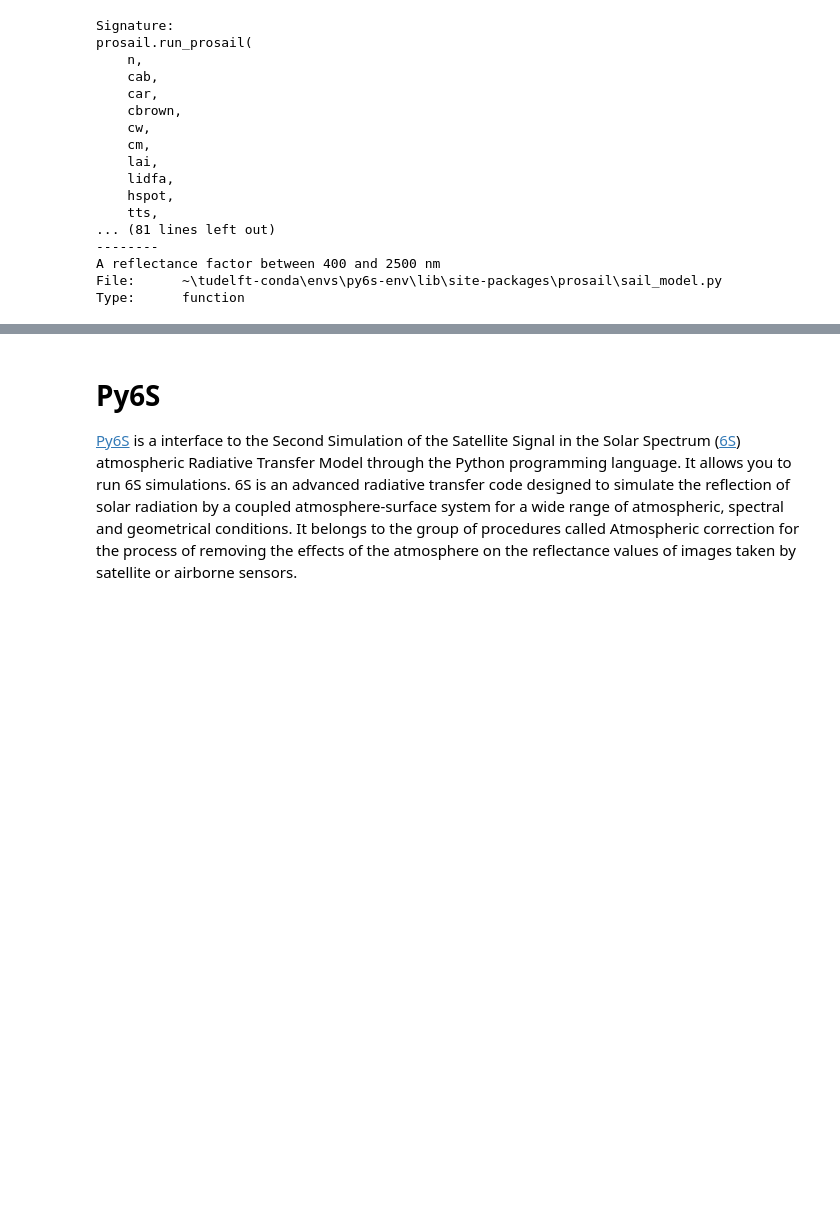
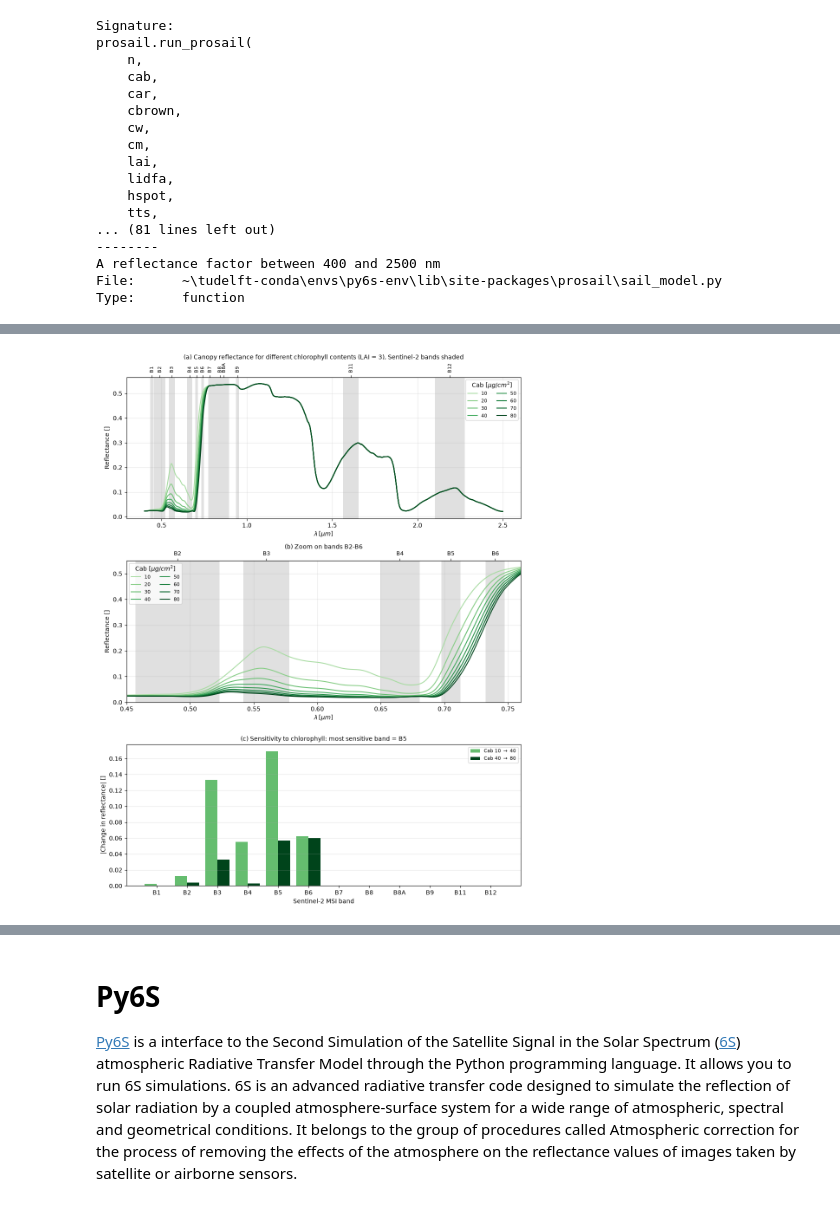
Before and after one commit to doddolisergio/Synthesis-assignment-1, a Jupyter notebook: Radiative_Transfer_Modelling_with_Prosail_py6S.ipynb, the cells around one changed output, grey strips where cells are left out. Drawn from its saved outputs; the diff is of its cells as text; code cells hidden in the pictures; blank space fills up the shorter version.

```diff
--- a/Radiative_Transfer_Modelling_with_Prosail_py6S.ipynb
+++ b/Radiative_Transfer_Modelling_with_Prosail_py6S.ipynb
@@ -161,0 +175,99 @@ Type:      function
+# %%
+# Q1: how does leaf chlorophyll content (Cab) change the canopy reflectance,
+# and which Sentinel-2 MSI band is most sensitive to it?
+
+# ---- 1. Simulate canopy spectra for different chlorophyll contents ----
+cabs = np.arange(10, 90, 10)          # Cab values to test: 10, 20, ..., 80 ug/cm2
+wls_prosail = np.arange(400, 2501)    # PROSAIL wavelengths: 400-2500 nm, 1 nm steps
+
+# rr_vs_cab: table of results, one row per Cab value, one column per wavelength
+rr_vs_cab = np.zeros((cabs.size, wls_prosail.size))
+for cabind in range(cabs.size):
+    # Same canopy and geometry as the first PROSAIL run of the notebook;
+    # only cab changes. LAI is fixed to 3.
+    rr_vs_cab[cabind] = prosail.run_prosail(n=1.5, cab=cabs[cabind], car=8.0, cbrown=0.0, cw=0.01, cm=0.009,
+                                            lai=3.00, lidfa=0.35,
+                                            hspot=0.01,             # hotspot parameter
+                                            tts=30, tto=10, psi=0,  # observation geometry
+                                            rsoil=1.0, psoil=1.0,   # soil description
+                                            factor="SDR")
+
+# ---- 2. Sentinel-2 MSI bands: central wavelength and bandwidth in nm (Sentinel-2A) ----
+# B10 (1375 nm, cirrus) is left out: it only sees the atmosphere, not the ground.
+s2_bands = {"B1": (443, 21), "B2": (490, 66), "B3": (560, 36), "B4": (665, 31),
+            "B5": (705, 15), "B6": (740, 15), "B7": (783, 20), "B8": (842, 106),
+            "B8A": (865, 21), "B9": (945, 20), "B11": (1610, 91), "B12": (2190, 175)}
+band_names = list(s2_bands)
+band_centers = np.array([s2_bands[b][0] for b in band_names])
+
+# Reflectance seen by each band = average of the spectrum over the band width
+rr_bands = np.zeros((cabs.size, len(band_names)))
+for j, b in enumerate(band_names):
+    centre, width = s2_bands[b]
+    inband = (wls_prosail >= centre - width / 2) & (wls_prosail <= centre + width / 2)
+    rr_bands[:, j] = rr_vs_cab[:, inband].mean(axis=1)
+
+# Sensitivity = how much the band reflectance changes when Cab changes
+i10, i40, i80 = 0, list(cabs).index(40), cabs.size - 1
+sens_low = np.abs(rr_bands[i40] - rr_bands[i10])    # change from Cab 10 to 40
+sens_high = np.abs(rr_bands[i80] - rr_bands[i40])   # change from Cab 40 to 80
+sens_total = np.abs(rr_bands[i80] - rr_bands[i10])  # change from Cab 10 to 80
+most = band_names[np.argmax(sens_total)]
+
+# ---- 3. Plots ----
+colors = plt.cm.Greens(np.linspace(0.35, 1, cabs.size))  # light green = low Cab, dark green = high Cab
+fig, axes = plt.subplots(3, 1, figsize=(10, 13))
+
+# (a) Full spectra, one line per Cab, with the Sentinel-2 bands shaded
+ax = axes[0]
+for b in band_names:
+    centre, width = s2_bands[b]
+    ax.axvspan((centre - width / 2) / 1000, (centre + width / 2) / 1000, color="0.88", lw=0)
+for cabind in range(cabs.size):
+    ax.plot(wls_prosail / 1000, rr_vs_cab[cabind], color=colors[cabind], lw=1.5, label=f"{cabs[cabind]}")
+top = ax.secondary_xaxis("top")                # Sentinel-2 band names on the top axis
+top.set_xticks(band_centers / 1000)
+top.set_xticklabels(band_names, rotation=90, fontsize=8)
+ax.set_xlabel(r"$\lambda\,[\mu m]$")
+ax.set_ylabel("Reflectance []")
+ax.set_title("(a) Canopy reflectance for different chlorophyll contents (LAI = 3), Sentinel-2 bands shaded",
+             fontsize=10, pad=30)
+ax.legend(title=r"Cab [$\mu g/cm^2$]", ncol=2, fontsize=8)
+ax.grid(alpha=0.3)
+
+# (b) Zoom on the B2-B6 region (visible and red edge), where chlorophyll acts
+ax = axes[1]
+zoom_bands = ["B2", "B3", "B4", "B5", "B6"]
+for b in zoom_bands:
+    centre, width = s2_bands[b]
+    ax.axvspan((centre - width / 2) / 1000, (centre + width / 2) / 1000, color="0.88", lw=0)
+for cabind in range(cabs.size):
+    ax.plot(wls_prosail / 1000, rr_vs_cab[cabind], color=colors[cabind], lw=1.5, label=f"{cabs[cabind]}")
+top = ax.secondary_xaxis("top")
+top.set_xticks([s2_bands[b][0] / 1000 for b in zoom_bands])
+top.set_xticklabels(zoom_bands, fontsize=9)
+ax.set_xlim(0.45, 0.76)
+ax.set_ylim(0, 0.55)
+ax.set_xlabel(r"$\lambda\,[\mu m]$")
+ax.set_ylabel("Reflectance []")
+ax.set_title("(b) Zoom on bands B2-B6", fontsize=10, pad=20)
+ax.legend(title=r"Cab [$\mu g/cm^2$]", ncol=2, fontsize=8, loc="upper left")
+ax.grid(alpha=0.3)
+
+# (c) Sensitivity of each band: change in reflectance at low and at high Cab
+ax = axes[2]
+x = np.arange(len(band_names))
+ax.bar(x - 0.2, sens_low, width=0.4, color=colors[2], label=r"Cab 10 $\rightarrow$ 40")
+ax.bar(x + 0.2, sens_high, width=0.4, color=colors[-1], label=r"Cab 40 $\rightarrow$ 80")
+ax.set_xticks(x)
+ax.set_xticklabels(band_names)
+ax.set_xlabel("Sentinel-2 MSI band")
+ax.set_ylabel("|Change in reflectance| []")
+ax.set_title(f"(c) Sensitivity to chlorophyll: most sensitive band = {most}", fontsize=10)
+ax.legend(fontsize=8)
+ax.grid(axis="y", alpha=0.3)
+
+plt.tight_layout()
+plt.show()
+# %% [output]
+[figure, added]
```
Also changed, not shown: parts of 10 cells of this notebook.
